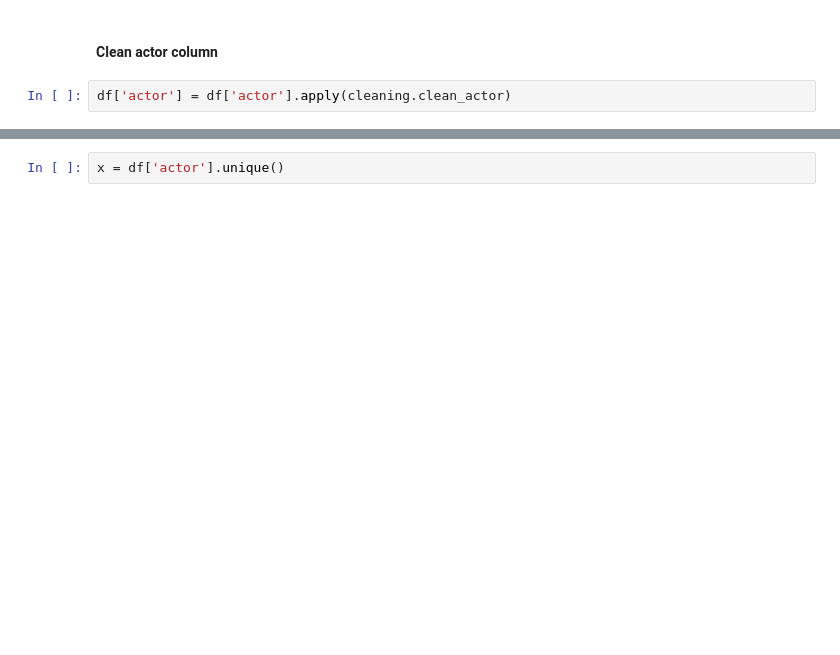
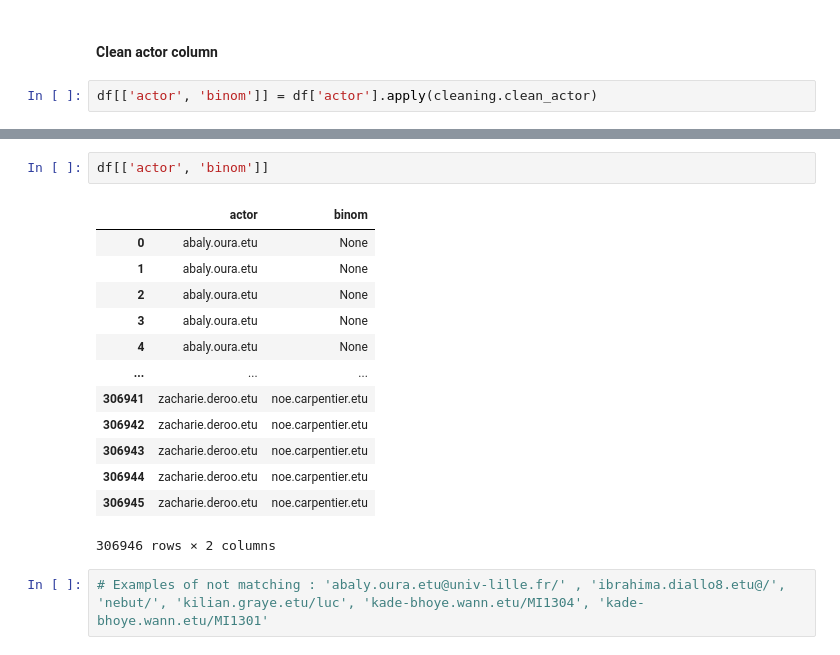
Before and after one commit to sana-mirahsani/ApprentissagePython-Tests, a Jupyter notebook: New src/notebooks/main.ipynb, the cells around one changed output, grey strips where cells are left out. Saved outputs shown, nothing was run; the diff lists cells and outputs as text; blank space fills up the shorter version.

```diff
--- a/New src/notebooks/main.ipynb
+++ b/New src/notebooks/main.ipynb
@@ -62,4 +90,4 @@ df.head()
 # %% [markdown]
 #### Clean actor column
 # %%
-df['actor'] = df['actor'].apply(cleaning.clean_actor)
+df[['actor', 'binom']] = df['actor'].apply(cleaning.clean_actor)
@@ -66,2 +112,18 @@ df['actor'] = df['actor'].apply(cleaning.clean_actor)
 # %%
-x = df['actor'].unique()
+df[['actor', 'binom']]
+# %% [output]
+|  | actor | binom |
+| 0 | abaly.oura.etu | None |
+| 1 | abaly.oura.etu | None |
+| 2 | abaly.oura.etu | None |
+| 3 | abaly.oura.etu | None |
+| 4 | abaly.oura.etu | None |
+| ... | ... | ... |
+| 306941 | zacharie.deroo.etu | noe.carpentier.etu |
+| 306942 | zacharie.deroo.etu | noe.carpentier.etu |
+| 306943 | zacharie.deroo.etu | noe.carpentier.etu |
+| 306944 | zacharie.deroo.etu | noe.carpentier.etu |
+| 306945 | zacharie.deroo.etu | noe.carpentier.etu |
+306946 rows × 2 columns
+# %%
+# Examples of not matching : 'abaly.oura.etu@univ-lille.fr/' , 'ibrahima.diallo8.etu@/', 'nebut/', 'kilian.graye.etu/luc', 'kade-bhoye.wann.etu/MI1304', 'kade-bhoye.wann.etu/MI1301'
```
Also changed, not shown: parts of 8 cells of this notebook, 1 other file.
